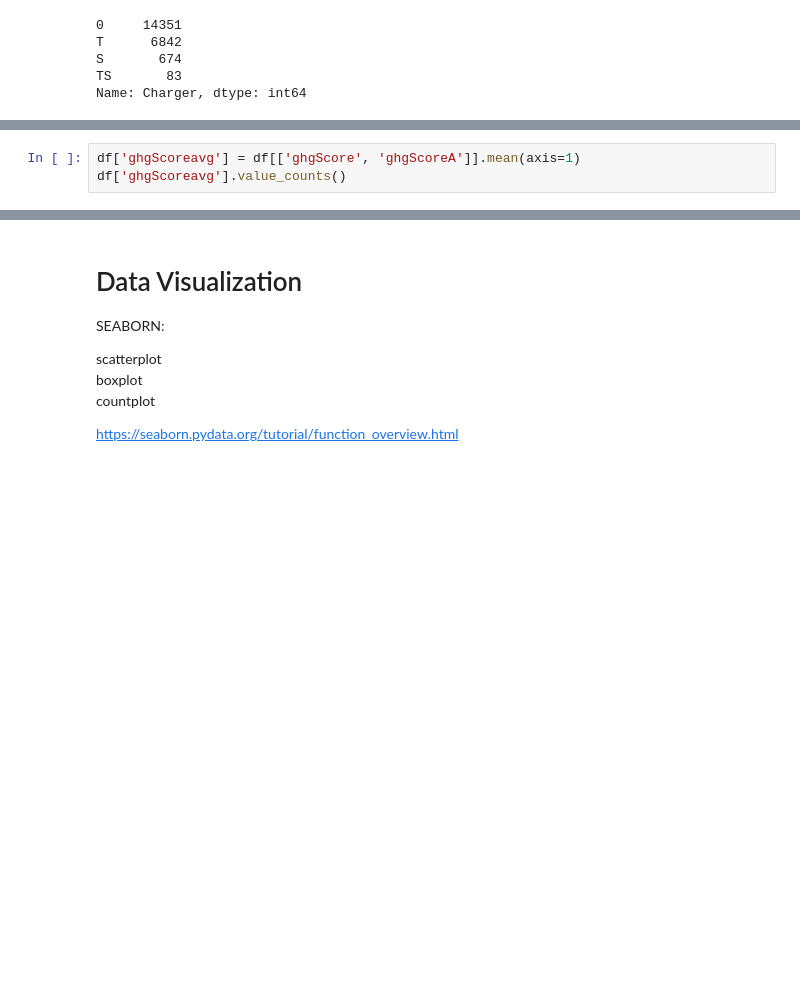
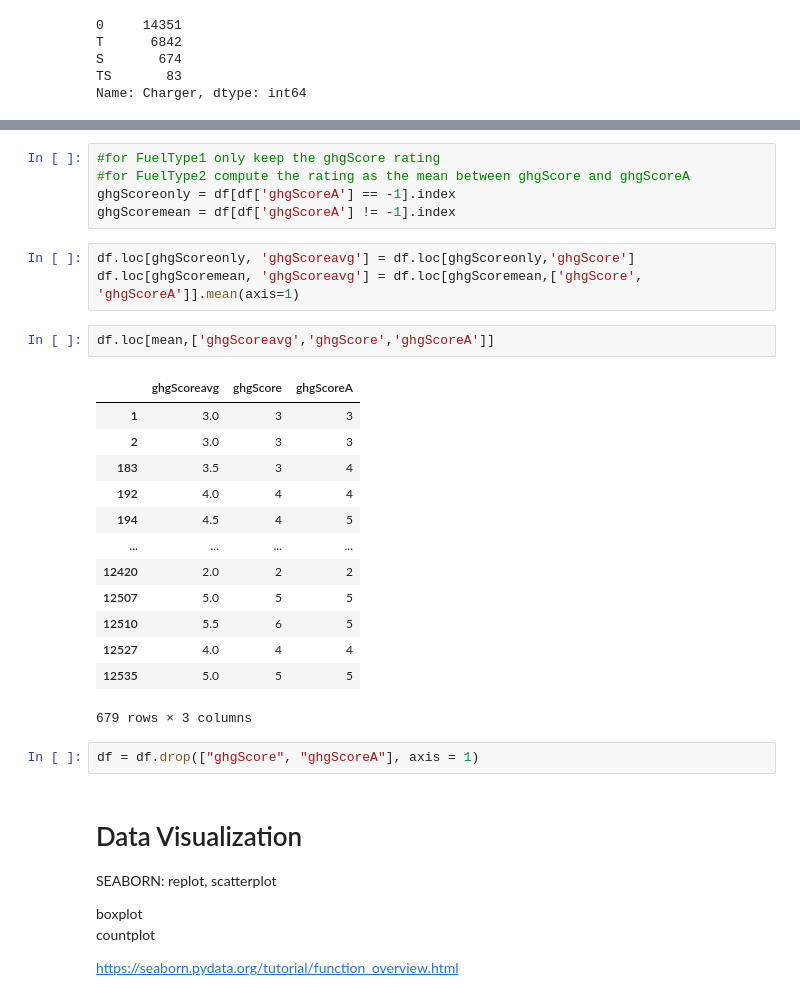
Before and after one commit to luchiangi/ML_Project, a Jupyter notebook: ML A.Luchi & F.Ceccarani.ipynb, the cells around one changed output, grey strips where cells are left out. Cells and saved outputs as stored; diff of their text form; blank space fills up the shorter version.

```diff
--- a/ML A.Luchi & F.Ceccarani.ipynb
+++ b/ML A.Luchi & F.Ceccarani.ipynb
@@ -739,3 +729,0 @@ Name: ghgScore0, dtype: int64
-# %%
-df['ghgScoreavg'] = df[['ghgScore', 'ghgScoreA']].mean(axis=1)
-df['ghgScoreavg'].value_counts()
@@ -772,9 +753,35 @@ ValueError: Length of values (691) does not match length of index (12506)
+# %%
+#for FuelType1 only keep the ghgScore rating
+#for FuelType2 compute the rating as the mean between ghgScore and ghgScoreA
+ghgScoreonly = df[df['ghgScoreA'] == -1].index
+ghgScoremean = df[df['ghgScoreA'] != -1].index
+# %%
+df.loc[ghgScoreonly, 'ghgScoreavg'] = df.loc[ghgScoreonly,'ghgScore']
+df.loc[ghgScoremean, 'ghgScoreavg'] = df.loc[ghgScoremean,['ghgScore', 'ghgScoreA']].mean(axis=1)
+# %%
+df.loc[mean,['ghgScoreavg','ghgScore','ghgScoreA']]
+# %% [output]
+|  | ghgScoreavg | ghgScore | ghgScoreA |
+| 1 | 3.0 | 3 | 3 |
+| 2 | 3.0 | 3 | 3 |
+| 183 | 3.5 | 3 | 4 |
+| 192 | 4.0 | 4 | 4 |
+| 194 | 4.5 | 4 | 5 |
+| ... | ... | ... | ... |
+| 12420 | 2.0 | 2 | 2 |
+| 12507 | 5.0 | 5 | 5 |
+| 12510 | 5.5 | 6 | 5 |
+| 12527 | 4.0 | 4 | 4 |
+| 12535 | 5.0 | 5 | 5 |
+679 rows × 3 columns
+# %%
+df = df.drop(["ghgScore", "ghgScoreA"], axis = 1)
 # %% [markdown]
 # Data Visualization
 
 SEABORN:
+replot, scatterplot <br>
 
-scatterplot <br>
 boxplot <br>
 countplot <br>
 
```
Also changed, not shown: parts of 37 cells of this notebook.
